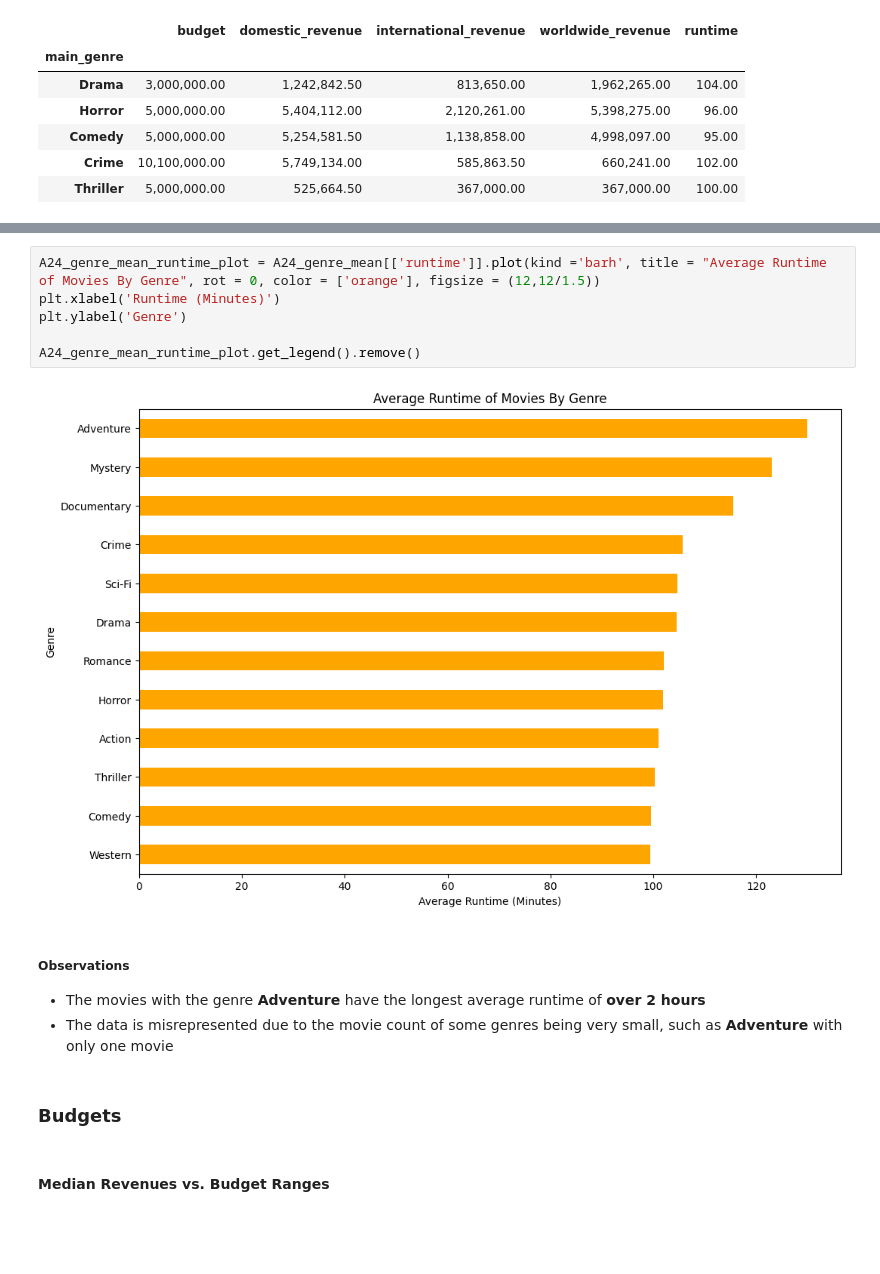
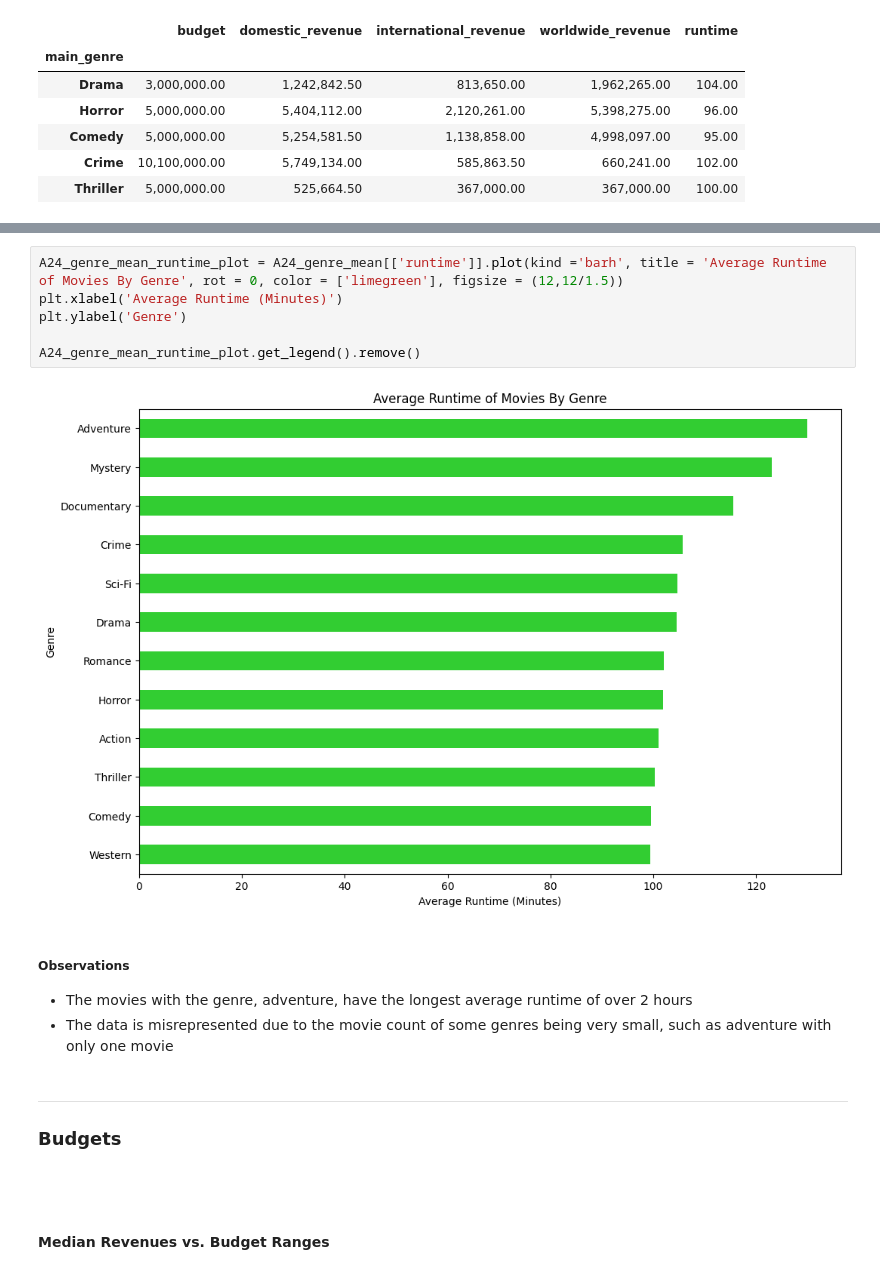
Before and after one commit to AlexPMorton/A24-Movies-EDA, a Jupyter notebook: A24_EDA.ipynb, the cells around one changed output, grey strips where cells are left out. Saved outputs shown, nothing was run; the diff lists cells and outputs as text; blank space fills up the shorter version.

```diff
--- a/A24_EDA.ipynb
+++ b/A24_EDA.ipynb
@@ -547,17 +620,20 @@ A24_genre_mean
 # %%
-A24_genre_mean_runtime_plot = A24_genre_mean[['runtime']].plot(kind ='barh', title = "Average Runtime of Movies By Genre", rot = 0, color = ['orange'], figsize = (12,12/1.5))
-plt.xlabel('Runtime (Minutes)')
+A24_genre_mean_runtime_plot = A24_genre_mean[['runtime']].plot(kind ='barh', title = 'Average Runtime of Movies By Genre', rot = 0, color = ['limegreen'], figsize = (12,12/1.5))
+plt.xlabel('Average Runtime (Minutes)')
 plt.ylabel('Genre')
 
 A24_genre_mean_runtime_plot.get_legend().remove()
 # %% [output]
-[figure, old version]
+[figure, new version]
 # %% [markdown]
 ##### Observations
-- The movies with the genre **Adventure** have the longest average runtime of **over 2 hours**
-- The data is misrepresented due to the movie count of some genres being very small, such as **Adventure** with only one movie
+- The movies with the genre, adventure, have the longest average runtime of over 2 hours
+- The data is misrepresented due to the movie count of some genres being very small, such as adventure with only one movie
-# %% [markdown]
-### Budgets
+# %% [markdown]
+___
+### Budgets
+
+&nbsp;
 # %% [markdown]
 #### Median Revenues vs. Budget Ranges
 # %%
```
Also changed, not shown: parts of 92 cells of this notebook.
